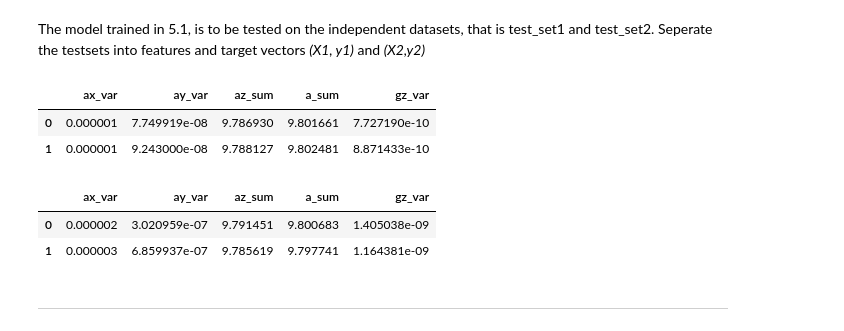
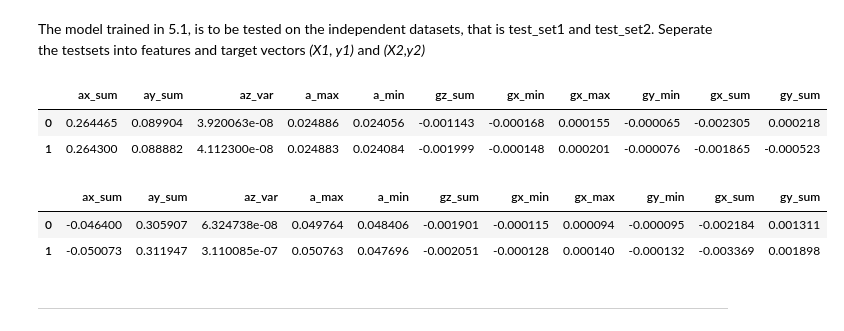
Before and after one commit to eunice-nwaobi/ENGG680_LAB_ASSIGNMENTS, a Jupyter notebook: Lab_Assignment4/Assignment 4.ipynb, the cells around one changed output. Saved outputs shown, nothing was run; the diff lists cells and outputs as text; code cells hidden in the pictures.

```diff
--- a/Lab_Assignment4/Assignment 4.ipynb
+++ b/Lab_Assignment4/Assignment 4.ipynb
@@ -1297,21 +1270,21 @@ Seperate the testsets into features and target vectors *(X1, y1)* and *(X2,y2)*
 # %%
 # TODO - Load the target vector from test_set1 into y1, and the selected features from test_set1 into X1
 y1 = test_set1["motion_state"]
-X1 = test_set1[["ax_var", "ay_var", "az_sum", "a_sum", "gz_var"]]
+X1 = test_set1[["ax_sum", "ay_sum", "az_var", "a_max", "a_min", "gz_sum", "gx_min", "gx_max", "gy_min", "gx_sum", "gy_sum"]]
 X1.head(2)
 # %% [output]
-|  | ax_var | ay_var | az_sum | a_sum | gz_var |
-| 0 | 0.000001 | 7.749919e-08 | 9.786930 | 9.801661 | 7.727190e-10 |
-| 1 | 0.000001 | 9.243000e-08 | 9.788127 | 9.802481 | 8.871433e-10 |
+|  | ax_sum | ay_sum | az_var | a_max | a_min | gz_sum | gx_min | gx_max | gy_min | gx_sum | gy_sum |
+| 0 | 0.264465 | 0.089904 | 3.920063e-08 | 0.024886 | 0.024056 | -0.001143 | -0.000168 | 0.000155 | -0.000065 | -0.002305 | 0.000218 |
+| 1 | 0.264300 | 0.088882 | 4.112300e-08 | 0.024883 | 0.024084 | -0.001999 | -0.000148 | 0.000201 | -0.000076 | -0.001865 | -0.000523 |
 # %%
 # TODO - Load the target vector from test_set2 into y2, and the selected features from test_set2 into X2
 y2 = test_set2["motion_state"]
-X2 = test_set2[["ax_var", "ay_var", "az_sum", "a_sum", "gz_var"]]
+X2 = test_set2[["ax_sum", "ay_sum", "az_var", "a_max", "a_min", "gz_sum", "gx_min", "gx_max", "gy_min", "gx_sum", "gy_sum"]]
 X2.head(2)
 # %% [output]
-|  | ax_var | ay_var | az_sum | a_sum | gz_var |
-| 0 | 0.000002 | 3.020959e-07 | 9.791451 | 9.800683 | 1.405038e-09 |
-| 1 | 0.000003 | 6.859937e-07 | 9.785619 | 9.797741 | 1.164381e-09 |
+|  | ax_sum | ay_sum | az_var | a_max | a_min | gz_sum | gx_min | gx_max | gy_min | gx_sum | gy_sum |
+| 0 | -0.046400 | 0.305907 | 6.324738e-08 | 0.049764 | 0.048406 | -0.001901 | -0.000115 | 0.000094 | -0.000095 | -0.002184 | 0.001311 |
+| 1 | -0.050073 | 0.311947 | 3.110085e-07 | 0.050763 | 0.047696 | -0.002051 | -0.000128 | 0.000140 | -0.000132 | -0.003369 | 0.001898 |
 # %% [markdown]
 ___
 # %% [markdown]
```
Also changed, not shown: parts of 27 cells of this notebook.
